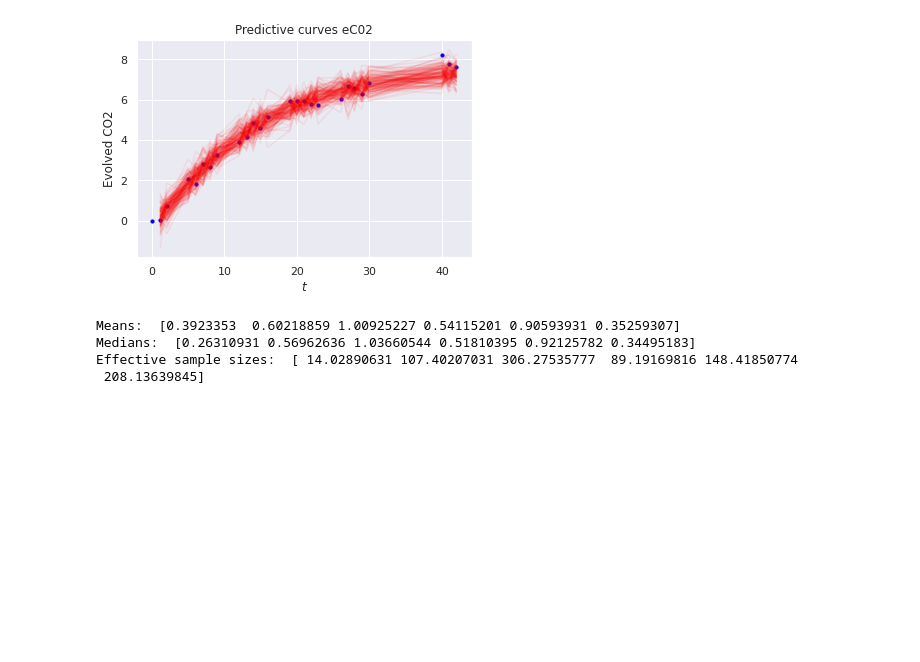
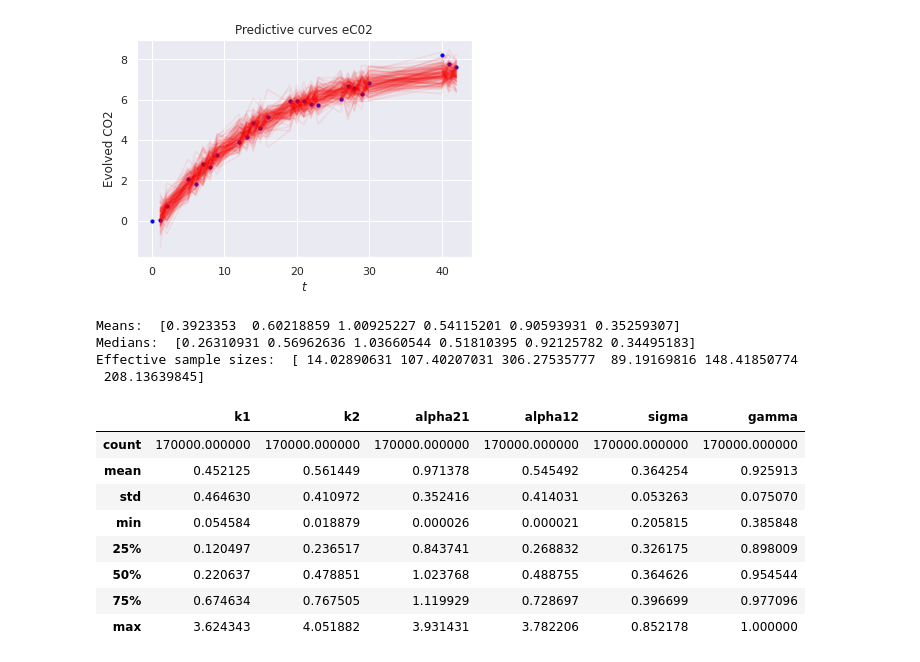
Before and after one commit to jear2412/BUQ-ODEsMCMC, a Jupyter notebook: SoilCarbonModelling.ipynb, the cells around one changed output. Cells and saved outputs as stored; diff of their text form; code cells hidden in the pictures; blank space fills up the shorter version.

```diff
--- a/SoilCarbonModelling.ipynb
+++ b/SoilCarbonModelling.ipynb
@@ -358,0 +382,12 @@ Effective sample sizes:  [ 14.02890631 107.40207031 306.27535777  89.19169816 14
+# %%
+pd.DataFrame.describe(results)
+# %% [output]
+|  | k1 | k2 | alpha21 | alpha12 | sigma | gamma |
+| count | 170000.000000 | 170000.000000 | 170000.000000 | 170000.000000 | 170000.000000 | 170000.000000 |
+| mean | 0.452125 | 0.561449 | 0.971378 | 0.545492 | 0.364254 | 0.925913 |
+| std | 0.464630 | 0.410972 | 0.352416 | 0.414031 | 0.053263 | 0.075070 |
+| min | 0.054584 | 0.018879 | 0.000026 | 0.000021 | 0.205815 | 0.385848 |
+| 25% | 0.120497 | 0.236517 | 0.843741 | 0.268832 | 0.326175 | 0.898009 |
+| 50% | 0.220637 | 0.478851 | 1.023768 | 0.488755 | 0.364626 | 0.954544 |
+| 75% | 0.674634 | 0.767505 | 1.119929 | 0.728697 | 0.396699 | 0.977096 |
+| max | 3.624343 | 4.051882 | 3.931431 | 3.782206 | 0.852178 | 1.000000 |
```
Also changed, not shown: parts of 7 cells of this notebook.
